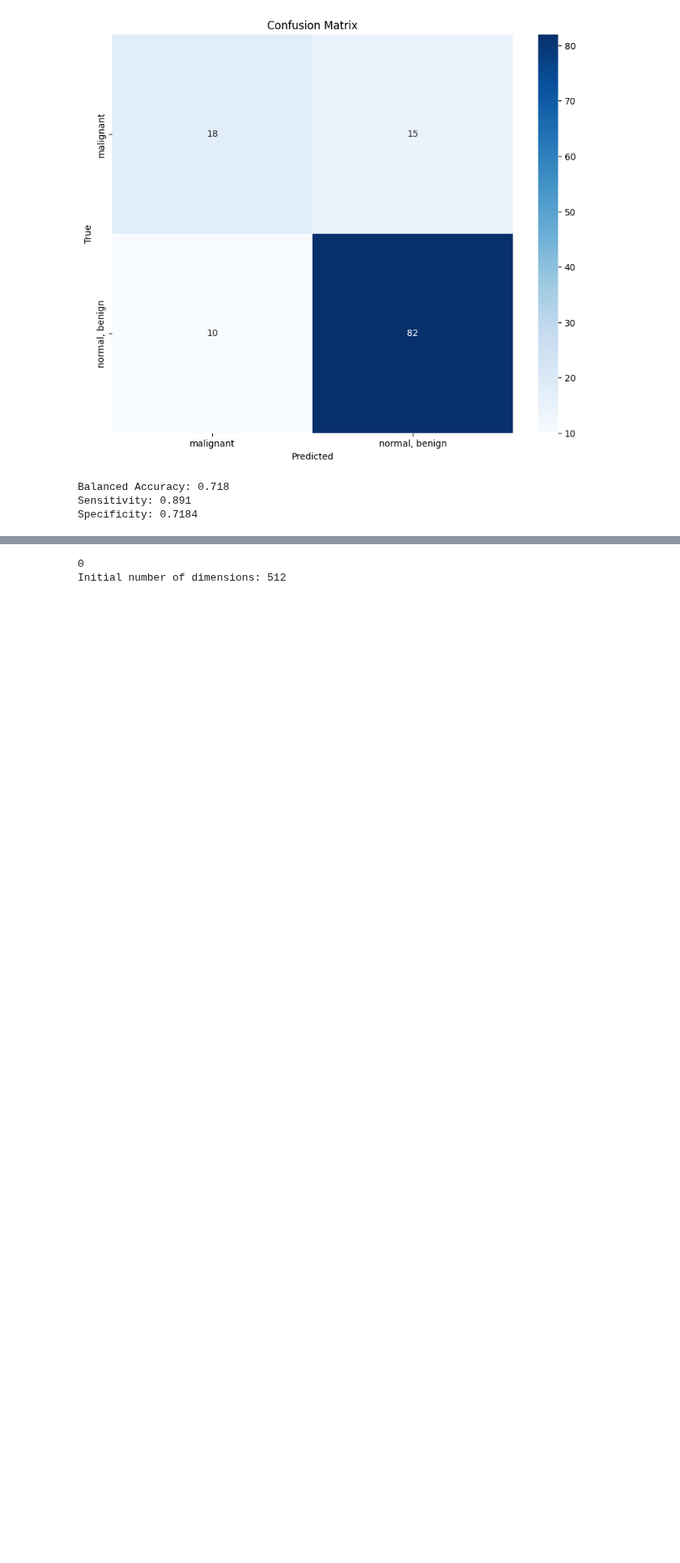
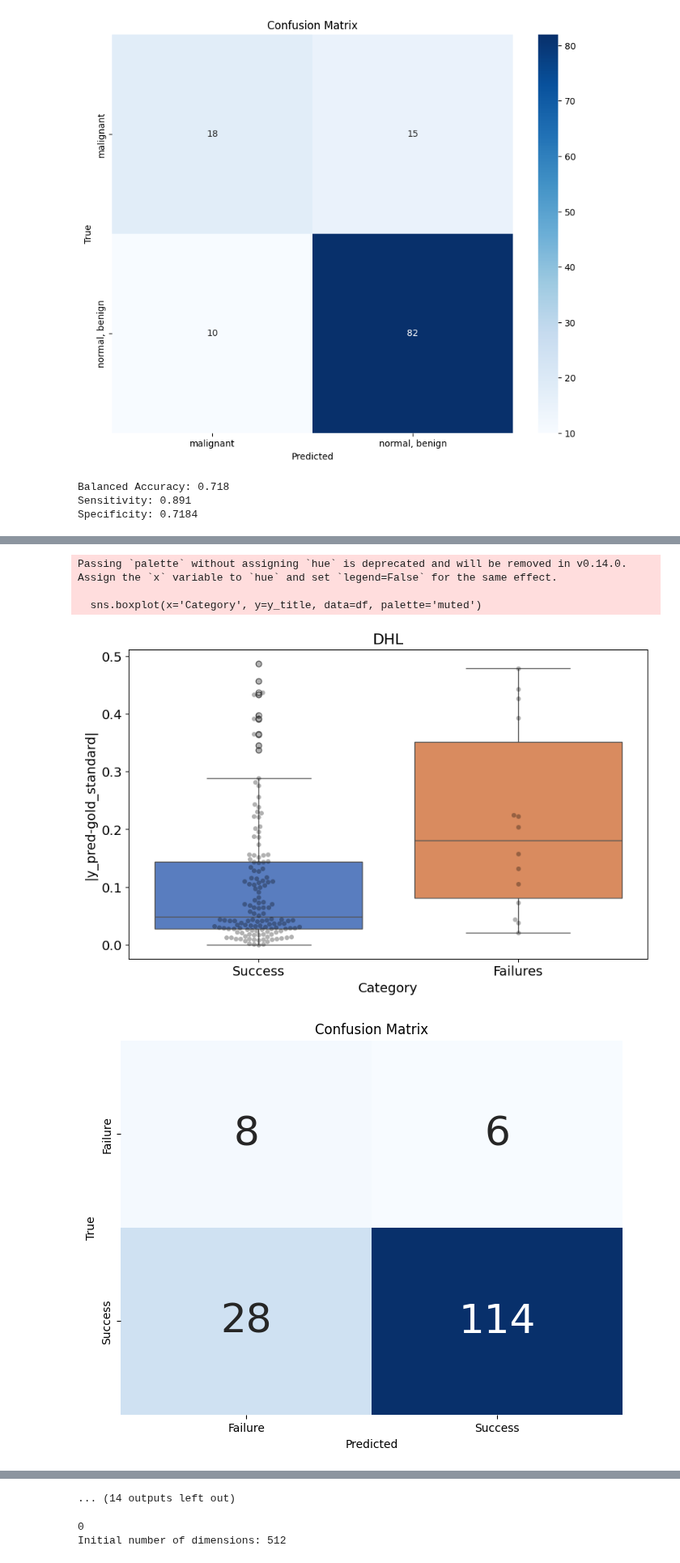
Before and after one commit to pstnmz/FailCatcher, a Jupyter notebook: medMNIST/UQ_test_metrics.ipynb, the cells around one changed output, grey strips where cells are left out. Shown at 81% size. Cells and saved outputs as stored; diff of their text form; code cells hidden in the pictures; blank space fills up the shorter version.

```diff
--- a/medMNIST/UQ_test_metrics.ipynb
+++ b/medMNIST/UQ_test_metrics.ipynb
@@ -397,7 +397,7 @@ def computeKNNshap(models, train_loaders, test_loader, device, num_classes=None,
 
     return metric
 
-def computeTTA(aug_type, models, test_loader, device, num_classes=2, correct_predictions_calibration=None, incorrect_predictions_calibration=None, image_normalization=False, aug_folder=None, mean=[0.5], std=[0.5], max_iterations=10):
+def computeTTA(aug_type, models, test_loader, device, num_classes=2, correct_predictions_calibration=None, incorrect_predictions_calibration=None, image_normalization=False, aug_folder=None, mean=[0.5], std=[0.5], max_iterations=10, gps_augment=None):
     if num_classes == 2:
         output_activation='sigmoid'
     else:
@@ -423,8 +423,13 @@ def computeTTA(aug_type, models, test_loader, device, num_classes=2, correct_pre
         metric, global_preds = uq.TTA(transformation_pipeline, models, test_loader, device, nb_augmentations=5, nb_channels=3, output_activation=output_activation, usingBetterRandAugment=False, mean=mean, std=std)
 
     elif aug_type == 'GPS':
-        best_aug = uq.perform_greedy_policy_search(aug_folder, correct_predictions_calibration, incorrect_predictions_calibration, num_workers=90, max_iterations=max_iterations, num_searches=30, top_k=5, plot=True)
-        n, m, transformation_pipeline = uq.extract_gps_augmentations_info(best_aug)
+        if gps_augment is None:
+            best_aug = uq.perform_greedy_policy_search(aug_folder, correct_predictions_calibration, incorrect_predictions_calibration, num_workers=90, max_iterations=max_iterations, num_searches=30, top_k=5, plot=True)
+            n, m, transformation_pipeline = uq.extract_gps_augmentations_info(best_aug)
+        else:
+            n = gps_augment[0]
+            m = gps_augment[1]
+            transformation_pipeline = gps_augment[2]
         metric, global_preds_GPS = uq.TTA(transformation_pipeline, models, test_loader, device, usingBetterRandAugment=True, n=n, m=m, nb_channels=3, image_size=28, image_normalization=image_normalization, output_activation=output_activation, mean=mean, std=std)
 
     return metric
@@ -435,6 +440,33 @@ def display_UQ_results(metric, correct_predictions, incorrect_predictions, y_axi
     find_best_threshold_and_compute_metrics(metric, correct_predictions, optim_metric)
     fpr, tpr, auc = uq.roc_curve_UQ_method_computation([metric[k] for k in correct_predictions], [metric[j] for j in incorrect_predictions])
     print(auc)
+# %%
+def call_UQ_methods(methods, models, y_prob, digits, y_true, digits_calib, y_true_calibration, indiv_scores, task_type, correct_predictions, incorrect_predictions, test_loader, device, optim_metric, train_loaders=None, test_loader_tta=None, num_classes=None, latent_spaces=None, shap_values_folds=None, labels_fold=None, correct_predictions_calibration=None, incorrect_predictions_calibration=None, image_normalization=False, aug_folder=None, gps_augment=None, swarmplot=True):
+    metrics = []
+    for method in methods:
+        if method == 'MSR':
+            metric = computeMSR(y_prob, y_true, task_type, calibration_needed=False, display_calibration_curve=True)
+            display_UQ_results(metric, correct_predictions, incorrect_predictions, '|y_pred-gold_standard|', 'DHL', optim_metric=optim_metric, swarmplot=swarmplot)
+        elif method == 'MSR_temp_scale':
+            metric = computeMSR(digits, y_true, task_type, calibration_needed=True, display_calibration_curve=True, method_calibration='temperature', y_scores_calibration=digits_calib, y_true_calibration=y_true_calibration)
+            display_UQ_results(metric, correct_predictions, incorrect_predictions, '|y_pred-gold_standard|', 'DHL after temperature scaling', optim_metric=optim_metric, swarmplot=swarmplot)
+        elif method == 'Ensembling':
+            metric = compute_ensembling(indiv_scores)
+            display_UQ_results(metric, correct_predictions, incorrect_predictions, 'std', 'Ensembling Results', optim_metric=optim_metric, swarmplot=swarmplot)
+        elif method == 'TTA':
+            metric = computeTTA('randaugment', models, test_loader_tta, device, num_classes=2, image_normalization=True)
+            display_UQ_results(metric, correct_predictions, incorrect_predictions, 'std', 'TTA', optim_metric=optim_metric, swarmplot=swarmplot)
+        elif method == 'TTA_GPS':
+            metric = computeTTA('GPS', models, test_loader_tta, device, num_classes=2, correct_predictions_calibration=correct_predictions_calibration, incorrect_predictions_calibration=incorrect_predictions_calibration, image_normalization=image_normalization, aug_folder=aug_folder, max_iterations=10, gps_augment=gps_augment)
+            display_UQ_results(metric, correct_predictions, incorrect_predictions, 'std', 'GPS', optim_metric=optim_metric, swarmplot=swarmplot)
+        elif method == 'KNNshap':
+            metric = computeKNNshap(models, train_loaders, test_loader, device, num_classes, latent_spaces, shap_values_folds, labels_folds=labels_fold, shap=True)
+            display_UQ_results(metric, correct_predictions, incorrect_predictions, 'KNN distances after features selection', 'KNNshap', optim_metric=optim_metric, swarmplot=swarmplot)
+        elif method == 'KNNall':
+            metric = computeKNNshap(models, train_loaders, test_loader, device, shap=False)
+            display_UQ_results(metric, correct_predictions, incorrect_predictions, 'KNN distances', 'KNNall', optim_metric=optim_metric, swarmplot=swarmplot)
+        metrics.append((method, metric))
+    return metrics
 # %%
 flag = 'breastmnist'
 # %%
@@ -724,0 +601,5 @@ Sensitivity: 0.8009370494954349
+# %%
+uq_methods = ['MSR', 'MSR_temp_scale', 'Ensembling', 'TTA', 'GPS', 'KNNshap', 'KNNall']
+# %%
+uq_metrics = call_UQ_methods(uq_methods, models, y_prob, digits, y_true, digits_calib, y_true_calibration, indiv_scores, task_type, correct_predictions, incorrect_predictions, test_loader, device, optim_metric='balanced_accuracy', train_loaders=train_loaders, test_loader_tta=test_loader_tta, num_classes=2, latent_spaces=latent_spaces, shap_values_folds=shap_values_folds, labels_fold=labels_fold, correct_predictions_calibration=correct_predictions_calibration, incorrect_predictions_calibration=incorrect_predictions_calibration, image_normalization=True, aug_folder='gps_augment_breastmnist', gps_augment=gps_augment_breastmnist, swarmplot=True)
+# %% [output]
@@ -724,0 +607,5 @@ Sensitivity: 0.8009370494954349
+Passing `palette` without assigning `hue` is deprecated and will be removed in v0.14.0. Assign the `x` variable to `hue` and set `legend=False` for the same effect.
+
+  sns.boxplot(x='Category', y=y_title, data=df, palette='muted')
+[figure, added]
+[figure, added]
@@ -725,3 +633,4 @@ Sensitivity: 0.8009370494954349
+... (14 outputs left out)
 # %%
 for fold in range(5):
     print(fold)
```
Also changed, not shown: parts of 41 cells of this notebook.
